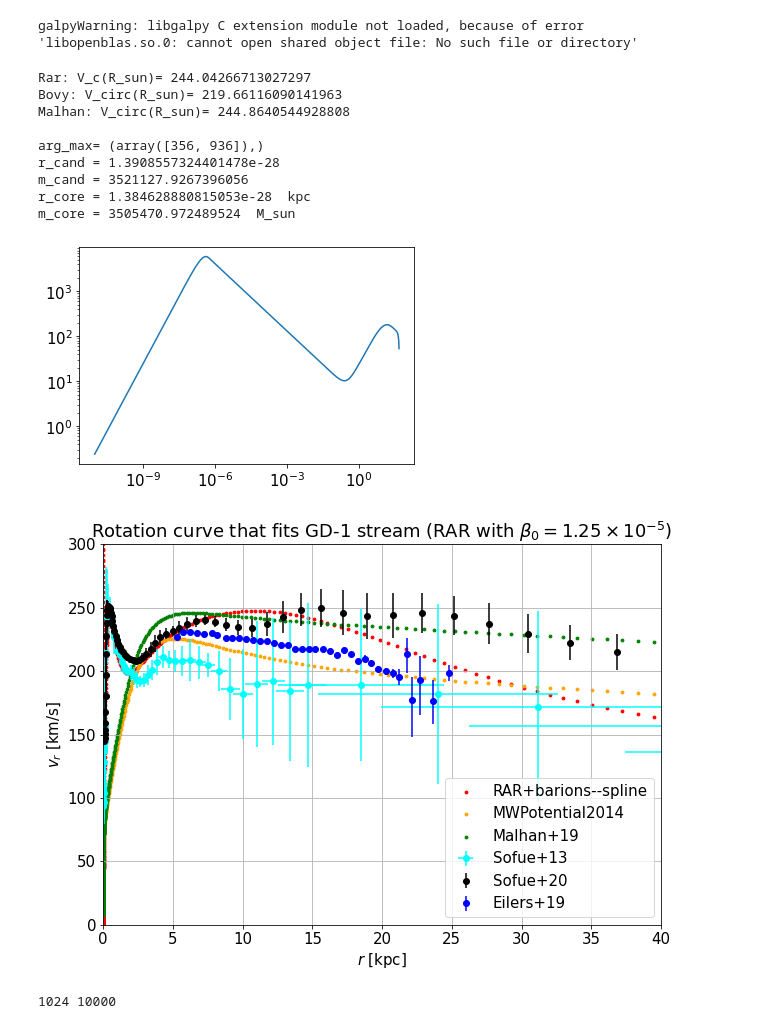
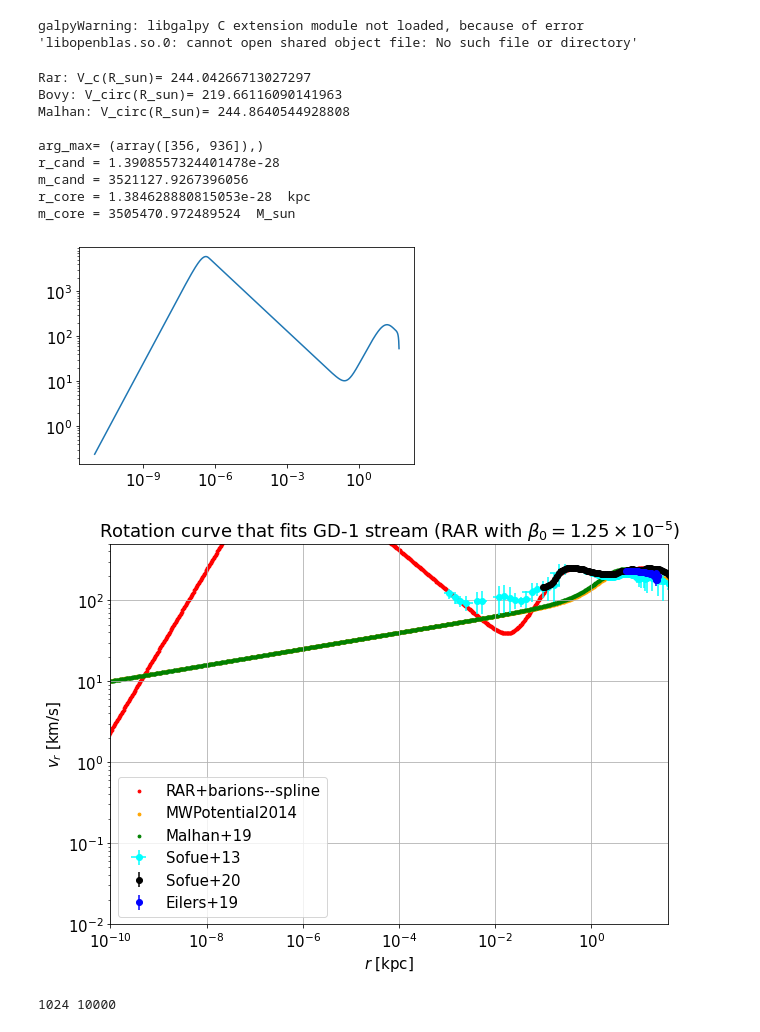
Before and after one commit to martinmestre/stream-fit, a Jupyter notebook: orbitpot_model/rotation_curve.ipynb, the cells around one changed output. Drawn from its saved outputs; the diff is of its cells as text; code cells hidden in the pictures.

```diff
--- a/orbitpot_model/rotation_curve.ipynb
+++ b/orbitpot_model/rotation_curve.ipynb
@@ -72,9 +72,7 @@ bulge = pot.Plummer(460.0*M_gal,0.3)
 # thin = pot.MiyamotoNagai(1700.0*M_gal,5.3,0.25)
 # thick= pot.MiyamotoNagai(1700.0*M_gal,2.6,0.8)
 # Changing the disk paramters according to "fit_pot-slice-barions_..."
-[alpha, scale, scaleb] = [1.148997022079204511e+00,
-                          1.063196394644405185e+00,
-                          9.072897756291734561e-01]
+[alpha, scale, scaleb] = [1.082285264900089583e+00, 9.162718188400553743e-01, 9.006049804965896577e-01]
 thin = pot.MiyamotoNagai(1700.0*M_gal*alpha, 5.3*scale, 0.25*scaleb)
 thick = pot.MiyamotoNagai(1700.0*M_gal*alpha, 2.6*scale, 0.8*scaleb)
 
@@ -90,8 +88,7 @@ ener_f = 56.0  # keV
 # W_0 = theta_0 + 2.725291292672873666e+01
 # beta_0 = 1.1977e-5
 # beta_0 = 1.20446329e-05
-theta_0 = 3.626724510339099083e+01
-d_theta = 2.747475602895485736e+01
+theta_0, d_theta = 3.801447492884311430e+01, 2.876435599599692239e+01
 beta_0 = 1.25e-5
 
 # List of solutions from GD-1 fit (Crests of maximums.)
@@ -142,37 +139,38 @@ def get_core(r):
 get_core(r_vec)
 
 # Plot
 fig = plt.figure(figsize=(10,7))
 font = {"size": 15}
 plt.rc('font', **font)
 plt.scatter(r_vec,v_vec,s=8,marker='o', color='red', label='RAR+barions--spline')
 plt.scatter(r_vec,v_galpy,s=8,marker='o', color='orange',label='MWPotential2014')
 plt.scatter(r_vec,v_malhan,s=8,marker='o', color='green',label='Malhan+19')
 # plt.scatter(r_vec,v_circ_gr(r_vec), s=8,marker='o', color='violet',label='halo with dnu')
 plt.errorbar(v_Sof['r']/1.e3, v_Sof['v'], xerr=v_Sof['err_r']/1.e3 ,yerr=v_Sof['err_v'], fmt='o', color='cyan', label='Sofue+13')
 plt.errorbar(v_Sof20['Radius'],v_Sof20['Velocity'],yerr=v_Sof20['Error'],fmt='o',color='black',label='Sofue+20')
 plt.errorbar(v_Eilers['r'],v_Eilers['v'],yerr=asym_error,fmt='o',color='blue',label='Eilers+19')
-plt.xlim(0,40)
-plt.ylim(0,300)
+plt.xlim(1.e-10,40)
+plt.ylim(1.e-2,500)
 plt.xlabel(r'$r$ [kpc]')
 plt.ylabel(r'$v_r$ [km/s]')
 plt.grid(True)
 plt.legend()
-# plt.xscale('log')
+plt.xscale('log')
+plt.yscale('log')
 plt.title(r'Rotation curve that fits GD-1 stream (RAR with $\beta_0=1.25\times 10^{-5}$)')
 plt.savefig('plots/rotation_curve_beta0_1.25e-5.png')
 # %% [output]
 Rar: V_c(R_sun)= 244.04266713027297
 Bovy: V_circ(R_sun)= 219.66116090141963
 Malhan: V_circ(R_sun)= 244.8640544928808
 
 arg_max= (array([356, 936]),)
 r_cand = 1.3908557324401478e-28
 m_cand = 3521127.9267396056
 r_core = 1.384628880815053e-28  kpc
 m_core = 3505470.972489524  M_sun
 [figure]
-[figure, old version]
+[figure, new version]
 # %%
 print(2**10,10**4)
 # %% [output]
```
